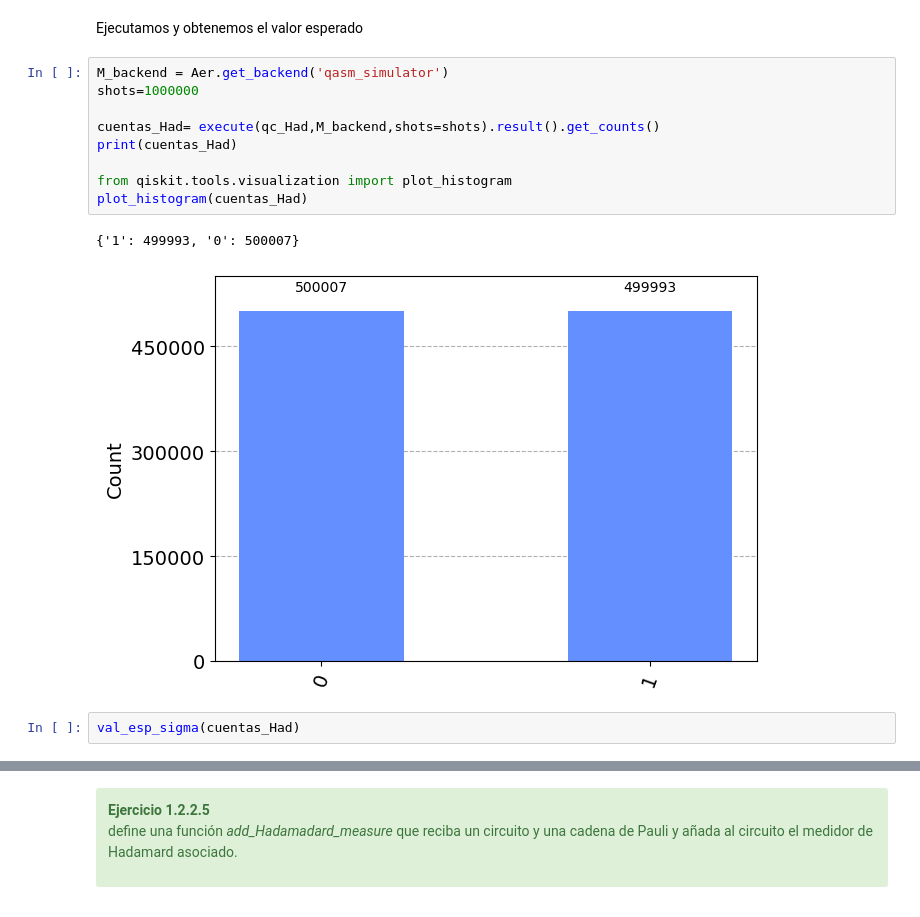
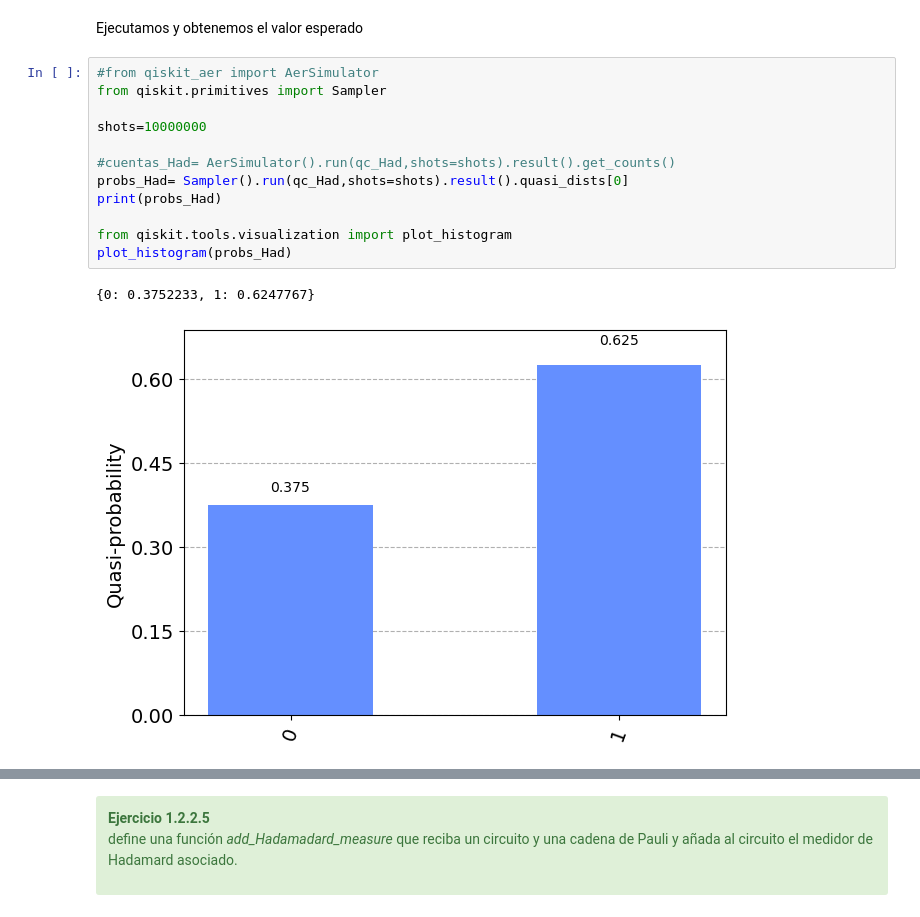
Before and after one commit to jamasole/FICC_notebook, a Jupyter notebook: 02_Cubits/026_El_Arte_de_Medir_II.ipynb, the cells around one changed output, grey strips where cells are left out. Drawn from its saved outputs; the diff is of its cells as text.

```diff
--- a/02_Cubits/026_El_Arte_de_Medir_II.ipynb
+++ b/02_Cubits/026_El_Arte_de_Medir_II.ipynb
@@ -648,16 +671,17 @@ qc_Had.draw('mpl')
 # %% [markdown]
 Ejecutamos y obtenemos el valor esperado
 # %%
-M_backend = Aer.get_backend('qasm_simulator')
-shots=1000000
+#from qiskit_aer import AerSimulator
+from qiskit.primitives import Sampler
 
-cuentas_Had= execute(qc_Had,M_backend,shots=shots).result().get_counts()
-print(cuentas_Had)
+shots=10000000
+
+#cuentas_Had= AerSimulator().run(qc_Had,shots=shots).result().get_counts()
+probs_Had= Sampler().run(qc_Had,shots=shots).result().quasi_dists[0]
+print(probs_Had)
 
 from qiskit.tools.visualization import plot_histogram
-plot_histogram(cuentas_Had)
+plot_histogram(probs_Had)
 # %% [output]
-{'1': 499993, '0': 500007}
+{0: 0.3752233, 1: 0.6247767}
-[figure, old version]
+[figure, new version]
-# %%
-val_esp_sigma(cuentas_Had)
```
Also changed, not shown: parts of 48 cells of this notebook, 4 other files.
